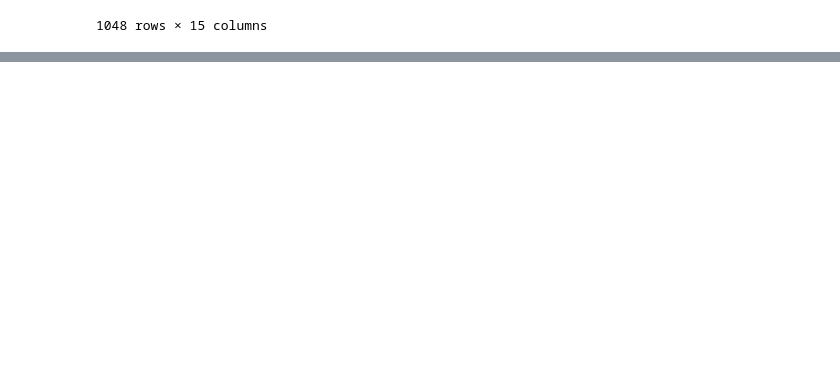
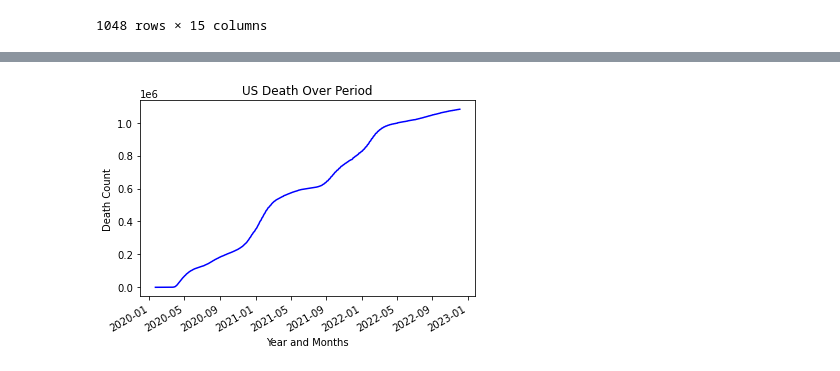
Before and after one commit to AIDA-Saskatchewan-polytechnic/Final_project_by_Naveen-Nilesh, a Jupyter notebook: Source/final_project.ipynb, the cells around one changed output, grey strips where cells are left out. Saved outputs shown, nothing was run; the diff lists cells and outputs as text; code cells hidden in the pictures; blank space fills up the shorter version.

```diff
--- a/Source/final_project.ipynb
+++ b/Source/final_project.ipynb
@@ -488,0 +503,13 @@ dataFrame_Merged_Death_Confirmed
+# %%
+#Graph showing US Death Cases Over the period
+fig = plt.figure()
+plt.plot_date(dataFrame_Merged_COVID_Stock['date'],dataFrame_Merged_COVID_Stock['US_Death_Cases'],'b-')
+
+plt.title("US Death Over Period")
+plt.xlabel("Year and Months")
+plt.ylabel("Death Count")
+
+fig.autofmt_xdate()
+plt.show()
+# %% [output]
+[figure, added]
```
Also changed, not shown: parts of 17 cells of this notebook.
